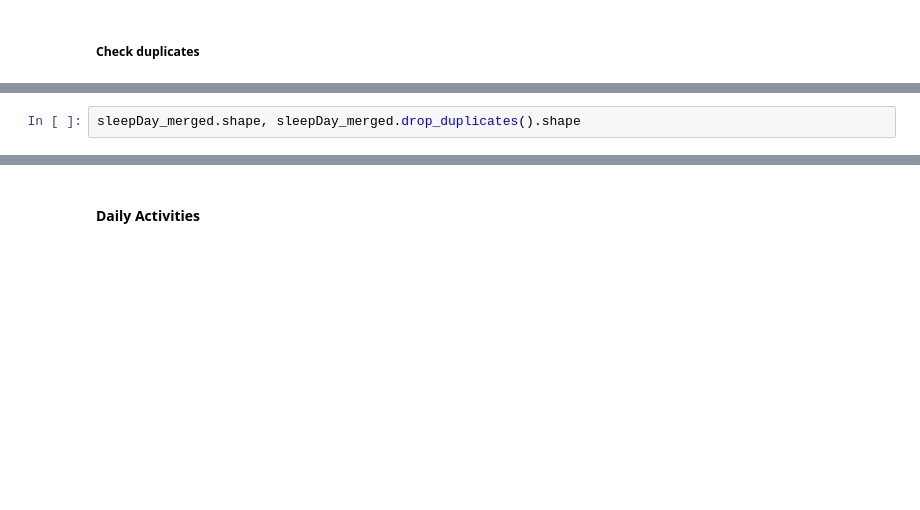
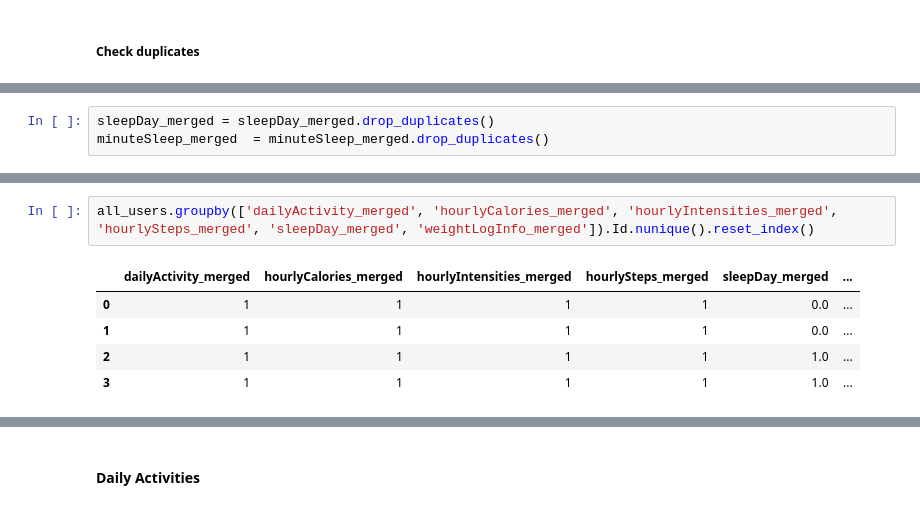
Before and after one commit to mrakelinggar/Google-Data-Analytics-Capstone---Bellabeat, a Jupyter notebook: 1 - Data Checker.ipynb, the cells around one changed output, grey strips where cells are left out. Drawn from its saved outputs; the diff is of its cells as text; blank space fills up the shorter version.

```diff
--- a/1 - Data Checker.ipynb
+++ b/1 - Data Checker.ipynb
@@ -686,2 +755,3 @@ dailyActivity_merged.shape, dailyActivity_merged.drop_duplicates().shape
 # %%
-sleepDay_merged.shape, sleepDay_merged.drop_duplicates().shape
+sleepDay_merged = sleepDay_merged.drop_duplicates()
+minuteSleep_merged  = minuteSleep_merged.drop_duplicates()
@@ -695,0 +806,8 @@ sleepDay_merged = sleepDay_merged.drop_duplicates()
+# %%
+all_users.groupby(['dailyActivity_merged', 'hourlyCalories_merged', 'hourlyIntensities_merged', 'hourlySteps_merged', 'sleepDay_merged', 'weightLogInfo_merged']).Id.nunique().reset_index()
+# %% [output]
+|  | dailyActivity_merged | hourlyCalories_merged | hourlyIntensities_merged | hourlySteps_merged | sleepDay_merged | ... |
+| 0 | 1 | 1 | 1 | 1 | 0.0 | ... |
+| 1 | 1 | 1 | 1 | 1 | 0.0 | ... |
+| 2 | 1 | 1 | 1 | 1 | 1.0 | ... |
+| 3 | 1 | 1 | 1 | 1 | 1.0 | ... |
```
Also changed, not shown: parts of 49 cells of this notebook, 2 other files.
